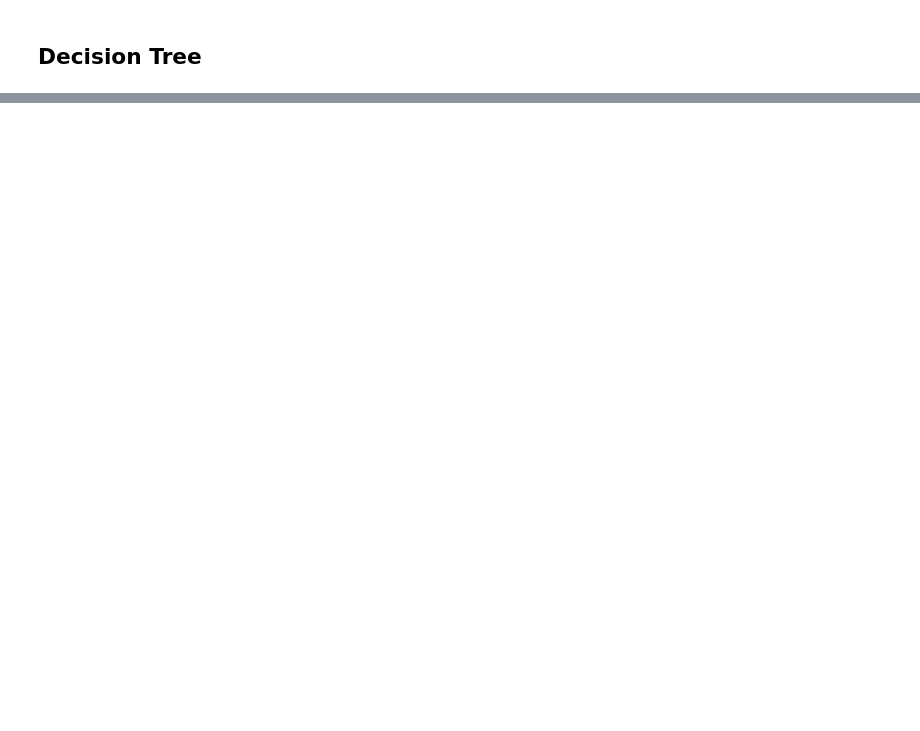
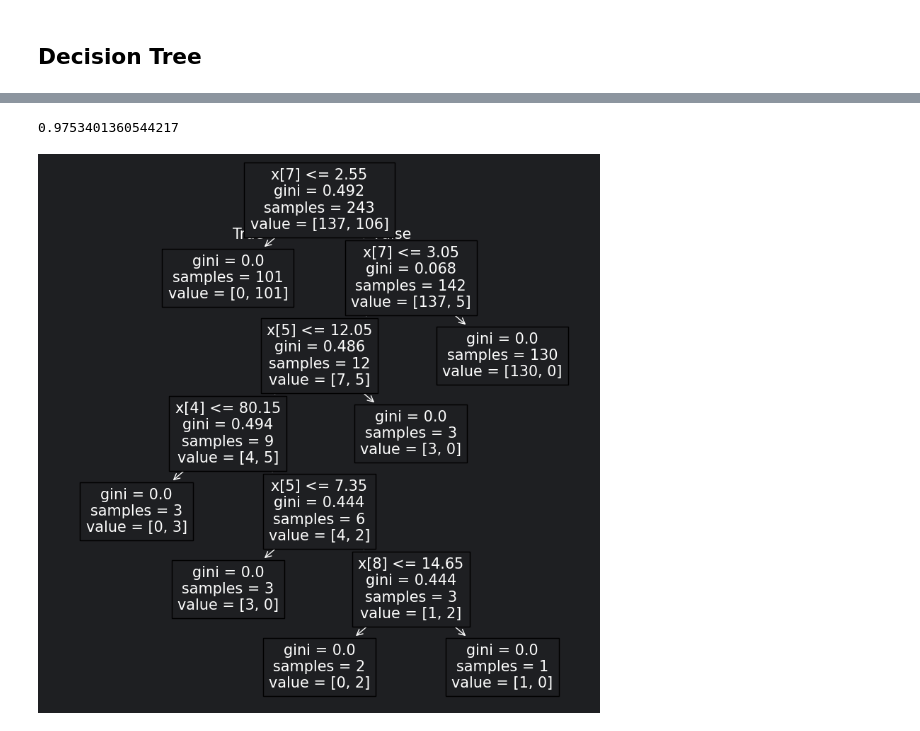
Before and after one commit to rrreeemcs/csci-415-proj4, a Jupyter notebook: decision_tree.ipynb, the cells around one changed output, grey strips where cells are left out. Cells and saved outputs as stored; diff of their text form; code cells hidden in the pictures; blank space fills up the shorter version.

Commit message:
Base decision tree code

```diff
--- a/decision_tree.ipynb
+++ b/decision_tree.ipynb
@@ -14,0 +37,29 @@ df.head()
+# %%
+fire_data_x = tested_df.drop('classes', axis=1)
+fire_data_y = tested_df['classes']
+# %%
+cross_validation = StratifiedKFold(n_splits=5, shuffle=True, random_state=42)
+# %%
+# Creating best Decision Tree using GridSearchCV
+DEPTHS = [1, 5, 10, 20]
+CRITERION = ['gini', 'entropy']
+MAX_FEAT = ['sqrt', 'log2']
+
+base_dt = DecisionTreeClassifier()
+
+parameters = {
+    'max_depth': DEPTHS,
+    'criterion': CRITERION,
+    'max_features': MAX_FEAT,
+}
+
+rf_grid = GridSearchCV(
+    estimator=base_dt,
+    param_grid=parameters,
+    scoring='accuracy',
+    cv=cross_validation,
+    n_jobs=-1,
+    verbose=2
+)
+rf_grid.fit(fire_data_x, fire_data_y)
+print("Best parameters found: ", rf_grid.best_params_)
@@ -14,0 +84,13 @@ df.head()
+# %%
+BEST_DT_CLF = rf_grid.best_estimator_
+# %%
+final_scores = cross_val_score(
+    BEST_DT_CLF,
+    fire_data_x,
+    fire_data_y,
+    cv=cross_validation,
+    scoring='accuracy',
+)
+print(final_scores.mean())
+# %% [output]
+0.9753401360544217
@@ -14,0 +103,6 @@ df.head()
+# %%
+plt.figure(figsize=(10, 10))
+tree.plot_tree(BEST_DT_CLF)
+plt.show()
+# %% [output]
+[figure, added]
```
Also changed, not shown: parts of 9 cells of this notebook.
